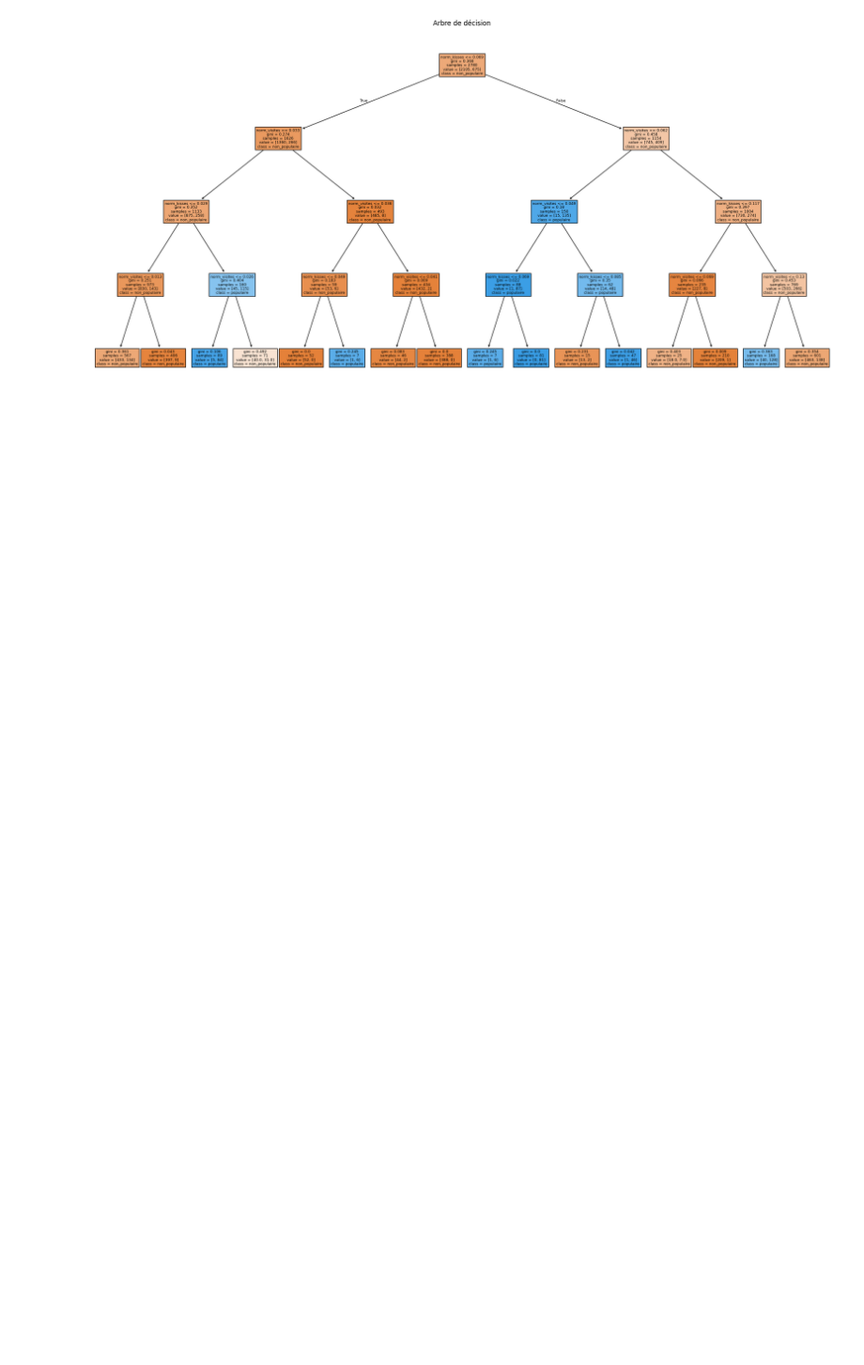
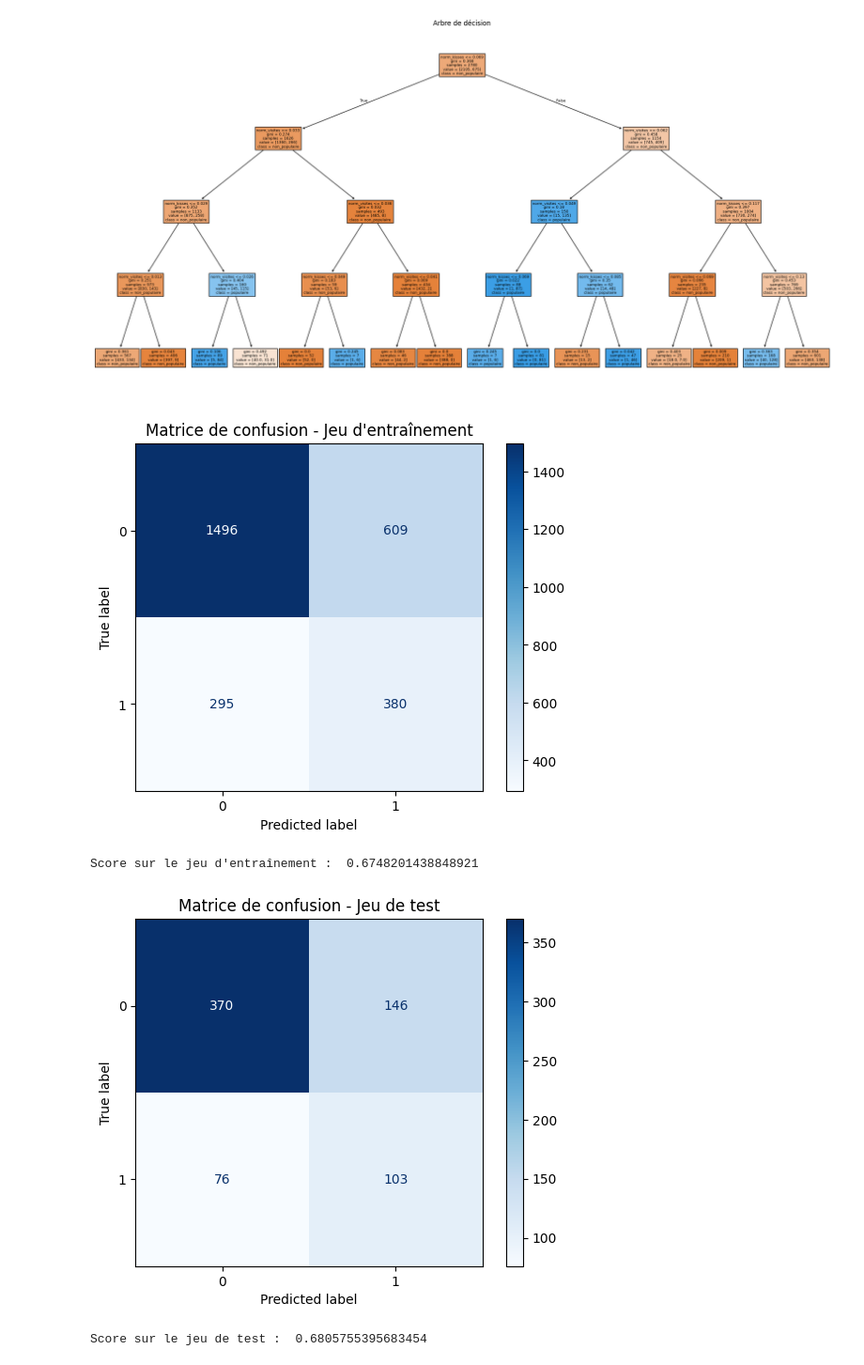
Before and after one commit to KevenJAntenor/Distributed-Systems, a Jupyter notebook: tp1.ipynb, the cells around one changed output. Shown at 94% size. Drawn from its saved outputs; the diff is of its cells as text; code cells hidden in the pictures; blank space fills up the shorter version.

```diff
--- a/tp1.ipynb
+++ b/tp1.ipynb
@@ -481,3 +524,58 @@ Précision du modèle : 0.86
 weighted avg       0.87      0.86      0.84       695
 [figure]
 [figure]
+# %%
+import numpy as np
+from sklearn.naive_bayes import GaussianNB
+from sklearn.metrics import confusion_matrix, ConfusionMatrixDisplay
+import pandas as pd
+from sklearn.model_selection import train_test_split
+import matplotlib.pyplot as plt
+
+# Fonction pour créer et entraîner un classifieur Bayésien Naïf
+def bayesianClass(X_train, Y_train):
+    clf = GaussianNB()
+    clf.fit(X_train, np.ravel(Y_train))
+    return clf
+
+# Fonction pour générer et afficher une matrice de confusion en utilisant ConfusionMatrixDisplay
+def confusionMatrixBC(bayesianClass, X_train, Y_train, X_test, Y_test):
+    # Obtenir les prédictions
+    Y_pred_train = bayesianClass.predict(X_train)
+    Y_pred_test = bayesianClass.predict(X_test)
+
+    # Créer la figure et les axes pour la matrice de confusion du jeu d'entraînement
+    disp_train = ConfusionMatrixDisplay(confusion_matrix=confusion_matrix(Y_train, Y_pred_train))
+    disp_train.plot(cmap='Blues', values_format='d')
+    plt.title("Matrice de confusion - Jeu d'entraînement")
+    plt.show()
+    print("Score sur le jeu d'entraînement : ", bayesianClass.score(X_train, Y_train))
+
+    # Créer la figure et les axes pour la matrice de confusion du jeu de test
+    disp_test = ConfusionMatrixDisplay(confusion_matrix=confusion_matrix(Y_test, Y_pred_test))
+    disp_test.plot(cmap='Blues', values_format='d')
+    plt.title("Matrice de confusion - Jeu de test")
+    plt.show()
+    print("Score sur le jeu de test : ", bayesianClass.score(X_test, Y_test))
+
+if __name__ == "__main__":
+
+    # Spécifier les colonnes pertinentes pour X et Y
+    colonnes_X = ['norm_visites', 'norm_kisses', 'norm_distance', 'isFlirtstar', 'isHighlighted', 'verified']
+    colonne_Y = 'compte_populaire'
+
+    # Séparer les données en caractéristiques (X) et variable cible (Y)
+    X = dataset[colonnes_X]
+    Y = dataset[colonne_Y]
+
+    # Diviser les données en ensembles d'entraînement et de test
+    X_train, X_test, Y_train, Y_test = train_test_split(X, Y, test_size=0.2, random_state=42)
+
+    # Entraîner et évaluer le classifieur Bayésien Naïf
+    bc = bayesianClass(X_train, Y_train)
+    confusionMatrixBC(bc, X_train, Y_train, X_test, Y_test)
+# %% [output]
+[figure, added]
+Score sur le jeu d'entraînement :  0.6748201438848921
+[figure, added]
+Score sur le jeu de test :  0.6805755395683454
```
Also changed, not shown: parts of 3 cells of this notebook.
